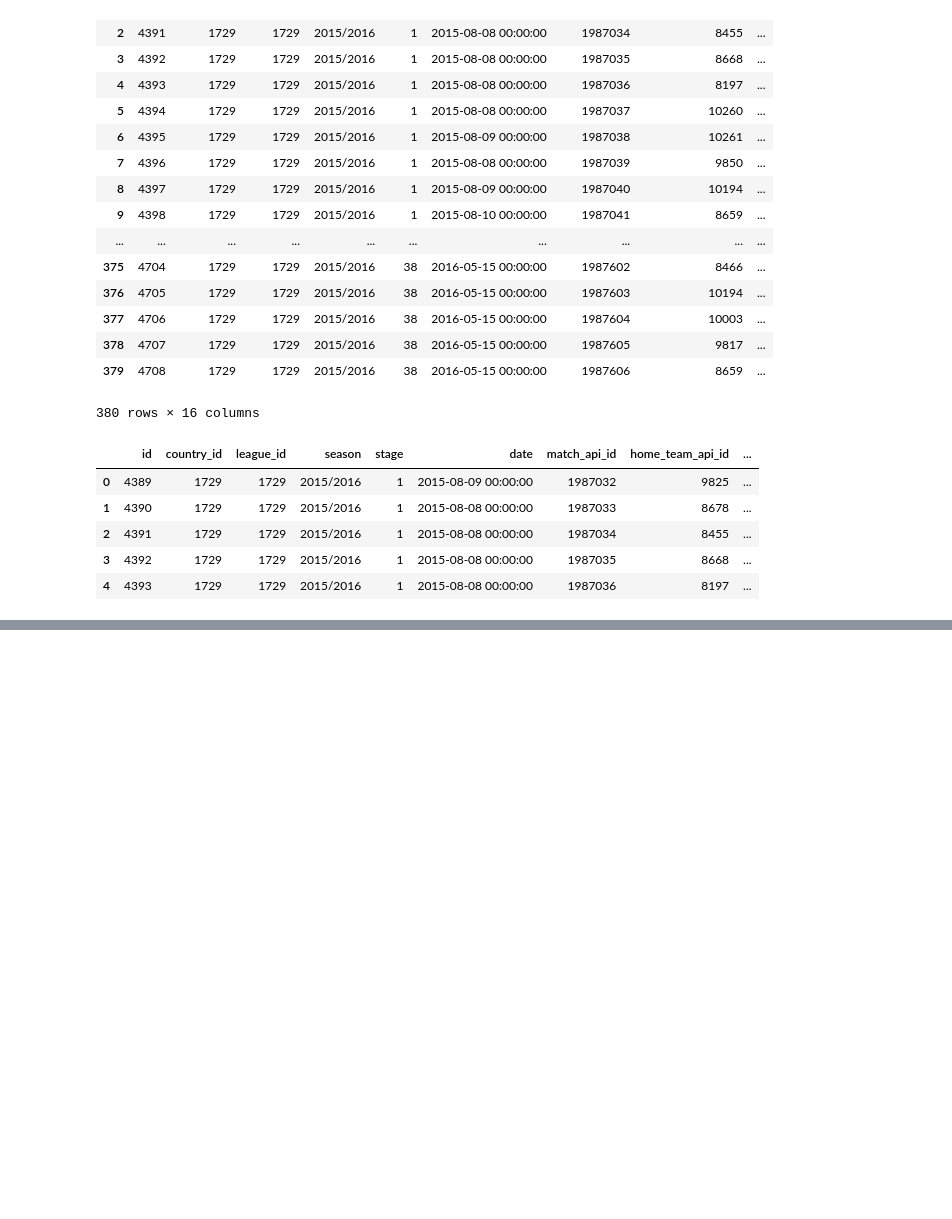
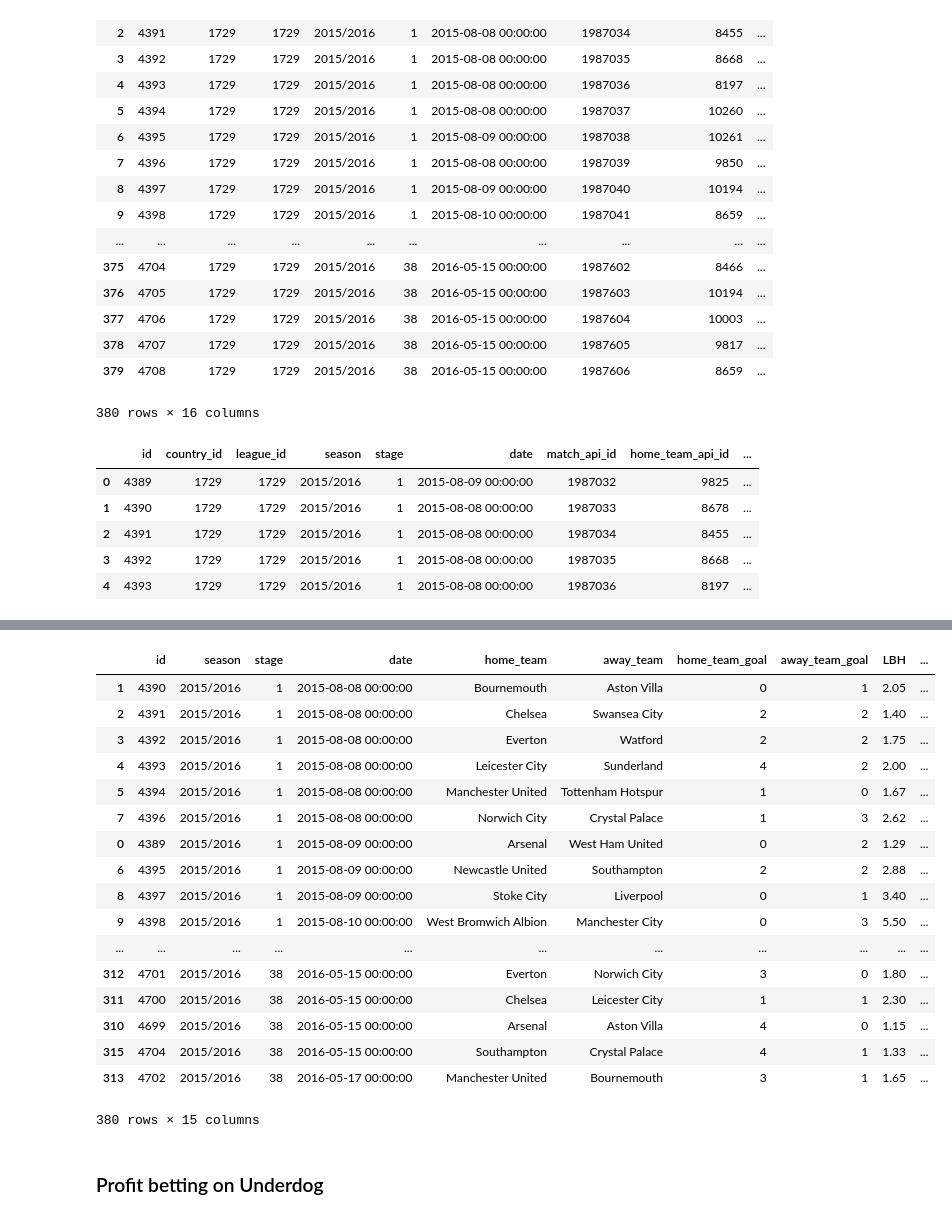
Before and after one commit to georgebrockman/beatthebookies, a Jupyter notebook: beatthebookies/notebooks/george_explore.ipynb, the cells around one changed output, grey strips where cells are left out. Cells and saved outputs as stored; diff of their text form; code cells hidden in the pictures; blank space fills up the shorter version.

```diff
--- a/beatthebookies/notebooks/george_explore.ipynb
+++ b/beatthebookies/notebooks/george_explore.ipynb
@@ -256,0 +289,3 @@ simple_matches.tail(20)
+# %%
+# sort matches in to cronological order
+matches.sort_values('date', inplace=True)
@@ -256,0 +302,10 @@ simple_matches.tail(20)
+# %%
+# create booleans
+matches['home_win'] = matches.home_team_goal > matches.away_team_goal
+matches['draw'] = matches.home_team_goal == matches.away_team_goal
+matches['away_win'] = matches.home_team_goal < matches.away_team_goal
+# %%
+# convert booleans into binary numbers
+matches['home_win'] = matches['home_win'].astype(int)
+matches['draw'] = matches['draw'].astype(int)
+matches['away_win'] = matches['away_win'].astype(int)
@@ -256,0 +314,2 @@ simple_matches.tail(20)
+# %%
+matches['fav_profit'] = -10
@@ -256,0 +329,23 @@ simple_matches.tail(20)
+# %%
+matches
+# %% [output]
+|  | id | season | stage | date | home_team | away_team | home_team_goal | away_team_goal | LBH | ... |
+| 1 | 4390 | 2015/2016 | 1 | 2015-08-08 00:00:00 | Bournemouth | Aston Villa | 0 | 1 | 2.05 | ... |
+| 2 | 4391 | 2015/2016 | 1 | 2015-08-08 00:00:00 | Chelsea | Swansea City | 2 | 2 | 1.40 | ... |
+| 3 | 4392 | 2015/2016 | 1 | 2015-08-08 00:00:00 | Everton | Watford | 2 | 2 | 1.75 | ... |
+| 4 | 4393 | 2015/2016 | 1 | 2015-08-08 00:00:00 | Leicester City | Sunderland | 4 | 2 | 2.00 | ... |
+| 5 | 4394 | 2015/2016 | 1 | 2015-08-08 00:00:00 | Manchester United | Tottenham Hotspur | 1 | 0 | 1.67 | ... |
+| 7 | 4396 | 2015/2016 | 1 | 2015-08-08 00:00:00 | Norwich City | Crystal Palace | 1 | 3 | 2.62 | ... |
+| 0 | 4389 | 2015/2016 | 1 | 2015-08-09 00:00:00 | Arsenal | West Ham United | 0 | 2 | 1.29 | ... |
+| 6 | 4395 | 2015/2016 | 1 | 2015-08-09 00:00:00 | Newcastle United | Southampton | 2 | 2 | 2.88 | ... |
+| 8 | 4397 | 2015/2016 | 1 | 2015-08-09 00:00:00 | Stoke City | Liverpool | 0 | 1 | 3.40 | ... |
+| 9 | 4398 | 2015/2016 | 1 | 2015-08-10 00:00:00 | West Bromwich Albion | Manchester City | 0 | 3 | 5.50 | ... |
+| ... | ... | ... | ... | ... | ... | ... | ... | ... | ... | ... |
+| 312 | 4701 | 2015/2016 | 38 | 2016-05-15 00:00:00 | Everton | Norwich City | 3 | 0 | 1.80 | ... |
+| 311 | 4700 | 2015/2016 | 38 | 2016-05-15 00:00:00 | Chelsea | Leicester City | 1 | 1 | 2.30 | ... |
+| 310 | 4699 | 2015/2016 | 38 | 2016-05-15 00:00:00 | Arsenal | Aston Villa | 4 | 0 | 1.15 | ... |
+| 315 | 4704 | 2015/2016 | 38 | 2016-05-15 00:00:00 | Southampton | Crystal Palace | 4 | 1 | 1.33 | ... |
+| 313 | 4702 | 2015/2016 | 38 | 2016-05-17 00:00:00 | Manchester United | Bournemouth | 3 | 1 | 1.65 | ... |
+380 rows × 15 columns
+# %% [markdown]
+### Profit betting on Underdog
```
Also changed, not shown: parts of 28 cells of this notebook.
